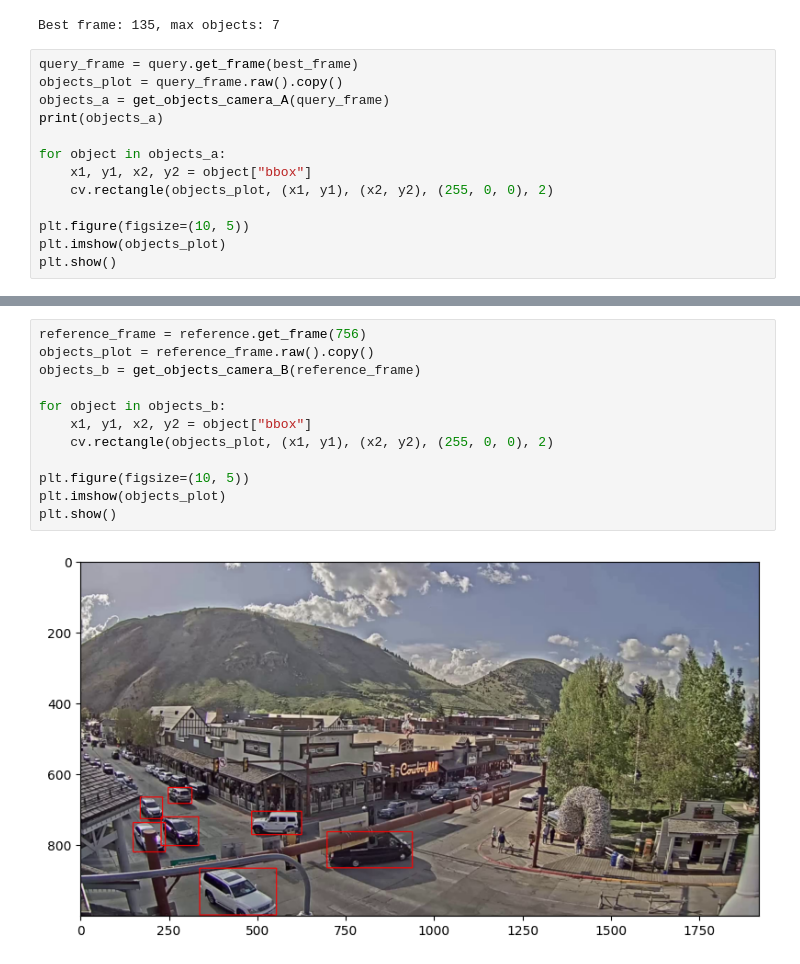
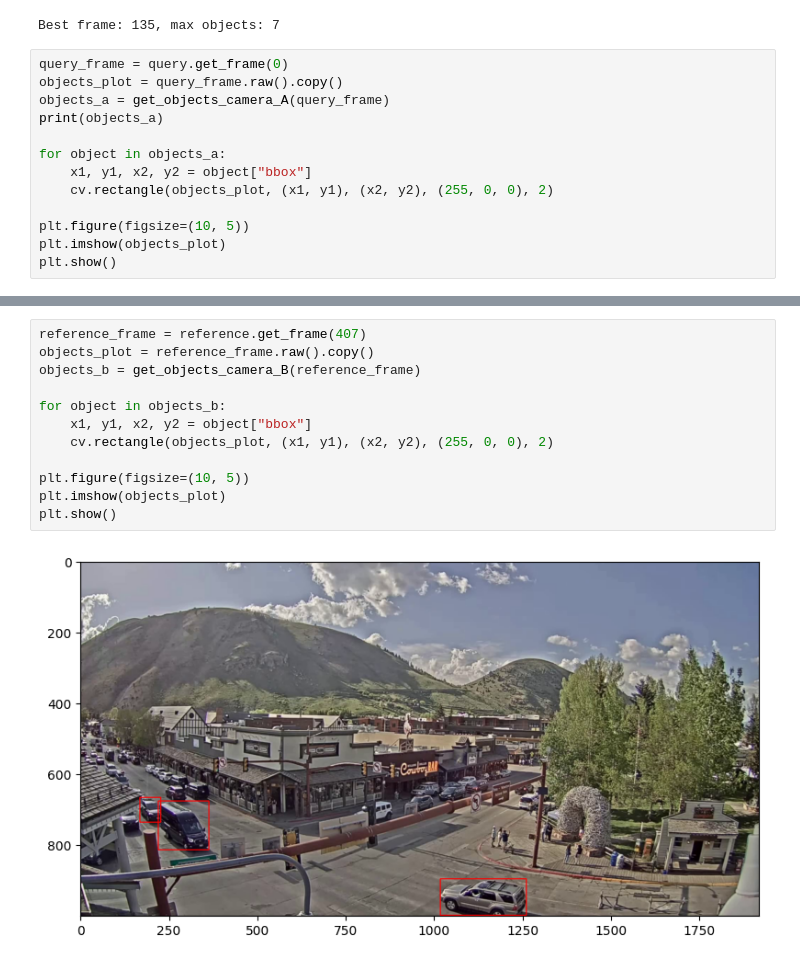
Before and after one commit to visanalexandru/CV-Project2, a Jupyter notebook: task1.ipynb, the cells around one changed output, grey strips where cells are left out. Saved outputs shown, nothing was run; the diff lists cells and outputs as text.

```diff
--- a/task1.ipynb
+++ b/task1.ipynb
@@ -50,7 +47,7 @@ print(f"Best frame: {best_frame}, max objects: {max_objects}")
 # %% [output]
 Best frame: 135, max objects: 7
 # %%
-query_frame = query.get_frame(best_frame)
+query_frame = query.get_frame(0)
 objects_plot = query_frame.raw().copy()
 objects_a = get_objects_camera_A(query_frame)
 print(objects_a)
@@ -68,17 +65,17 @@ plt.show()
 # %%
-reference_frame = reference.get_frame(756)
+reference_frame = reference.get_frame(407)
 objects_plot = reference_frame.raw().copy()
 objects_b = get_objects_camera_B(reference_frame)
 
 for object in objects_b:
     x1, y1, x2, y2 = object["bbox"]
     cv.rectangle(objects_plot, (x1, y1), (x2, y2), (255, 0, 0), 2)
 
 plt.figure(figsize=(10, 5))
 plt.imshow(objects_plot)
 plt.show()
 # %% [output]
-[figure, old version]
+[figure, new version]
 # %%
 matching_query = query_frame.raw().copy()
 matching_reference = reference_frame.raw().copy()
```
Also changed, not shown: parts of 5 cells of this notebook.
